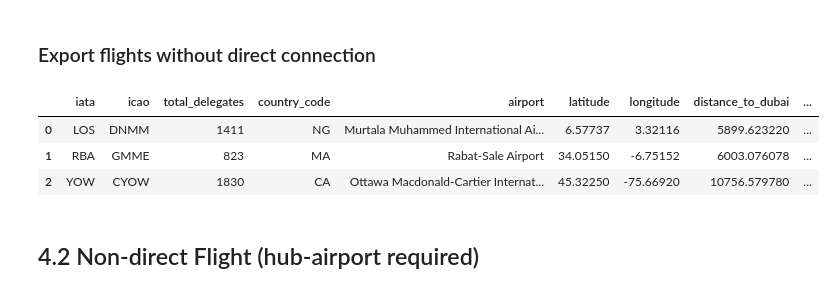
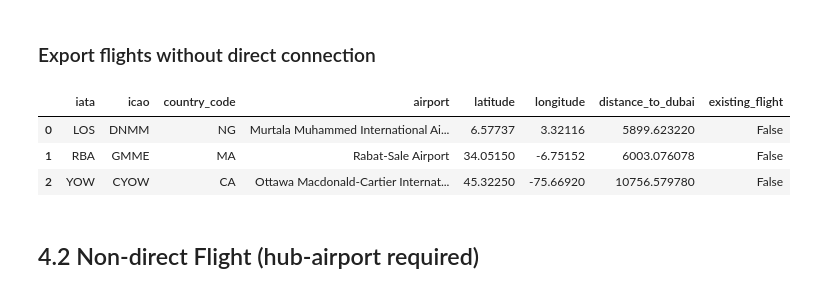
Before and after one commit to lukasschirren/COP_flight_analysis, a Jupyter notebook: cop28_delegate_list.ipynb, the cells around one changed output. Drawn from its saved outputs; the diff is of its cells as text; code cells hidden in the pictures.

```diff
--- a/cop28_delegate_list.ipynb
+++ b/cop28_delegate_list.ipynb
@@ -208,25 +227,25 @@ array(['A332', 'B737', 'B77L', 'B38M', 'A319', 'B738', 'A20N', 'B77W',
 # %%
 # All origins who
 airport_location['existing_flight'] = airport_location['icao'].isin(merged_df['origin_airport'])
 # airport_location[airport_location['existing_flight'] == False]
 
 non_direct = airport_location[airport_location['existing_flight'] == False]
 # test = pd.merge(export, data_iata_icao, on='icao', how='left')
 # test.drop_duplicates(subset=['icao'])
 
 
 
 file_path = os.path.join('output', 'non_existing_flights.xlsx')
 non_direct.to_excel(file_path, index=False)
 
 non_direct.reset_index(inplace=True)
-non_direct = non_direct[['iata','icao','total_delegates','country_code','airport','latitude','longitude','distance_to_dubai','existing_flight']]
+non_direct = non_direct[['iata','icao','country_code','airport','latitude','longitude','distance_to_dubai','existing_flight']]
 non_direct.iloc[:3]
 # %% [output]
-|  | iata | icao | total_delegates | country_code | airport | latitude | longitude | distance_to_dubai | ... |
-| 0 | LOS | DNMM | 1411 | NG | Murtala Muhammed International Ai... | 6.57737 | 3.32116 | 5899.623220 | ... |
-| 1 | RBA | GMME | 823 | MA | Rabat-Sale Airport | 34.05150 | -6.75152 | 6003.076078 | ... |
-| 2 | YOW | CYOW | 1830 | CA | Ottawa Macdonald-Cartier Internat... | 45.32250 | -75.66920 | 10756.579780 | ... |
+|  | iata | icao | country_code | airport | latitude | longitude | distance_to_dubai | existing_flight |
+| 0 | LOS | DNMM | NG | Murtala Muhammed International Ai... | 6.57737 | 3.32116 | 5899.623220 | False |
+| 1 | RBA | GMME | MA | Rabat-Sale Airport | 34.05150 | -6.75152 | 6003.076078 | False |
+| 2 | YOW | CYOW | CA | Ottawa Macdonald-Cartier Internat... | 45.32250 | -75.66920 | 10756.579780 | False |
 # %% [markdown]
 ## 4.2 Non-direct Flight (hub-airport required)
 # %%
```
Also changed, not shown: parts of 9 cells of this notebook, 15 other files.
